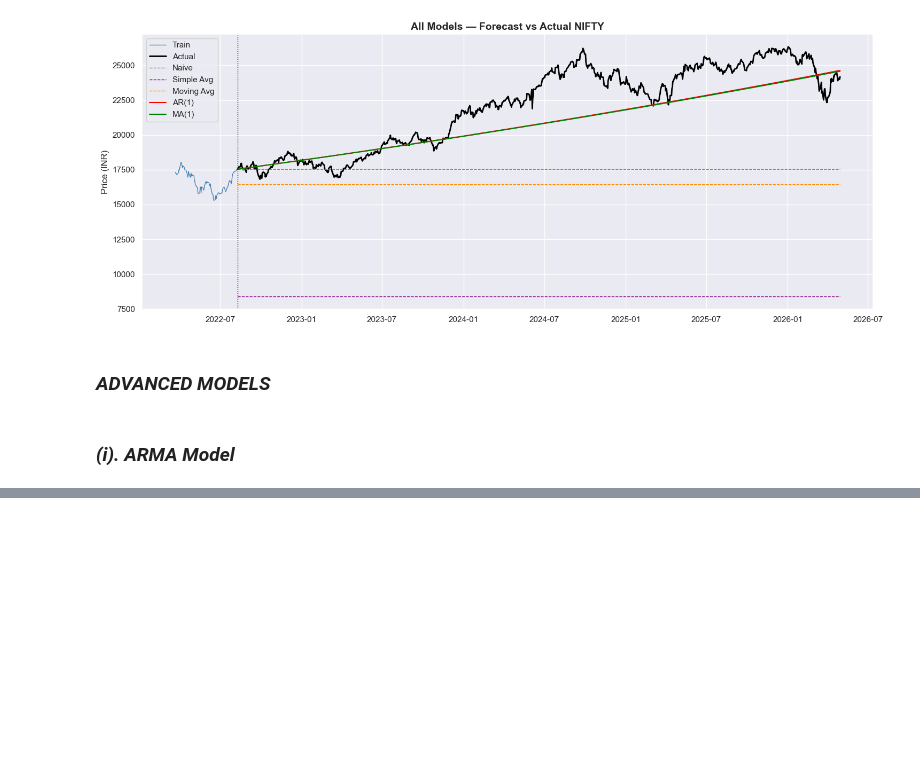
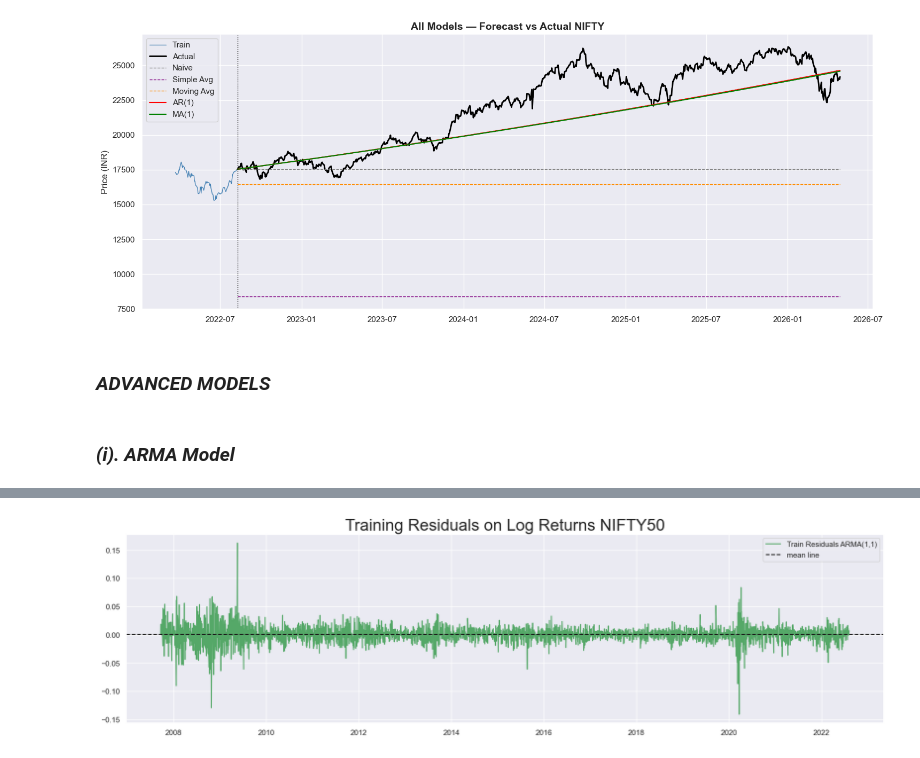
Before and after one commit to PradhumanSoni/Time-Series-Analysis, a Jupyter notebook: Forecasting of Various Indexes/experiment_forecasting_nifty50.ipynb, the cells around one changed output, grey strips where cells are left out. Drawn from its saved outputs; the diff is of its cells as text; code cells hidden in the pictures; blank space fills up the shorter version.

```diff
--- a/Forecasting of Various Indexes/experiment_forecasting_nifty50.ipynb
+++ b/Forecasting of Various Indexes/experiment_forecasting_nifty50.ipynb
@@ -1338,3 +1339,12 @@ plt.show()
 ### ***ADVANCED MODELS***
 # %% [markdown]
 ### ***(i). ARMA Model***
+# %%
+# We will start with ARMA(1,1) i.e ARIMA(1,0,1) on log returns
+model_arma_11 = ARIMA(log_ret , order = (1,0,1))
+result_arma_11 = model_arma_11.fit()
+print(result_arma_11.summary())
+print('\n')
+#-------- Residuals Findings -------------
+
+resid_arma_11 = result_arma_11.resid[1:]
@@ -1340,0 +1369,9 @@ plt.show()
+# %%
+plt.figure(figsize=(20,5))
+plt.plot(resid_arma_11[1:],color='g',label='Train Residuals ARMA(1,1)')
+plt.axhline(nifty_df.returns.mean(),color='k',linestyle='--',label='mean line')
+plt.title("Training Residuals on Log Returns NIFTY50",size=24)
+plt.legend()
+plt.show()
+# %% [output]
+[figure, added]
```
Also changed, not shown: parts of 67 cells of this notebook, 1 other file.
